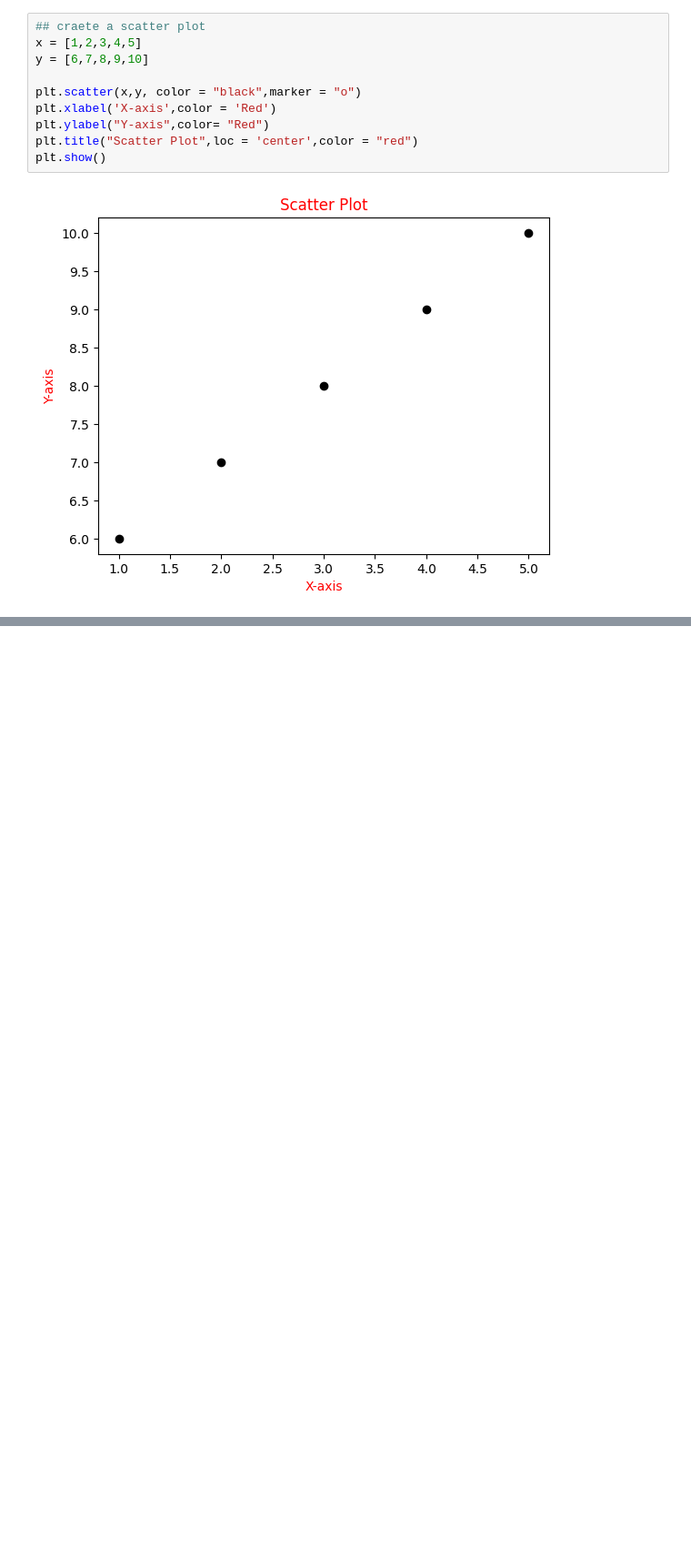
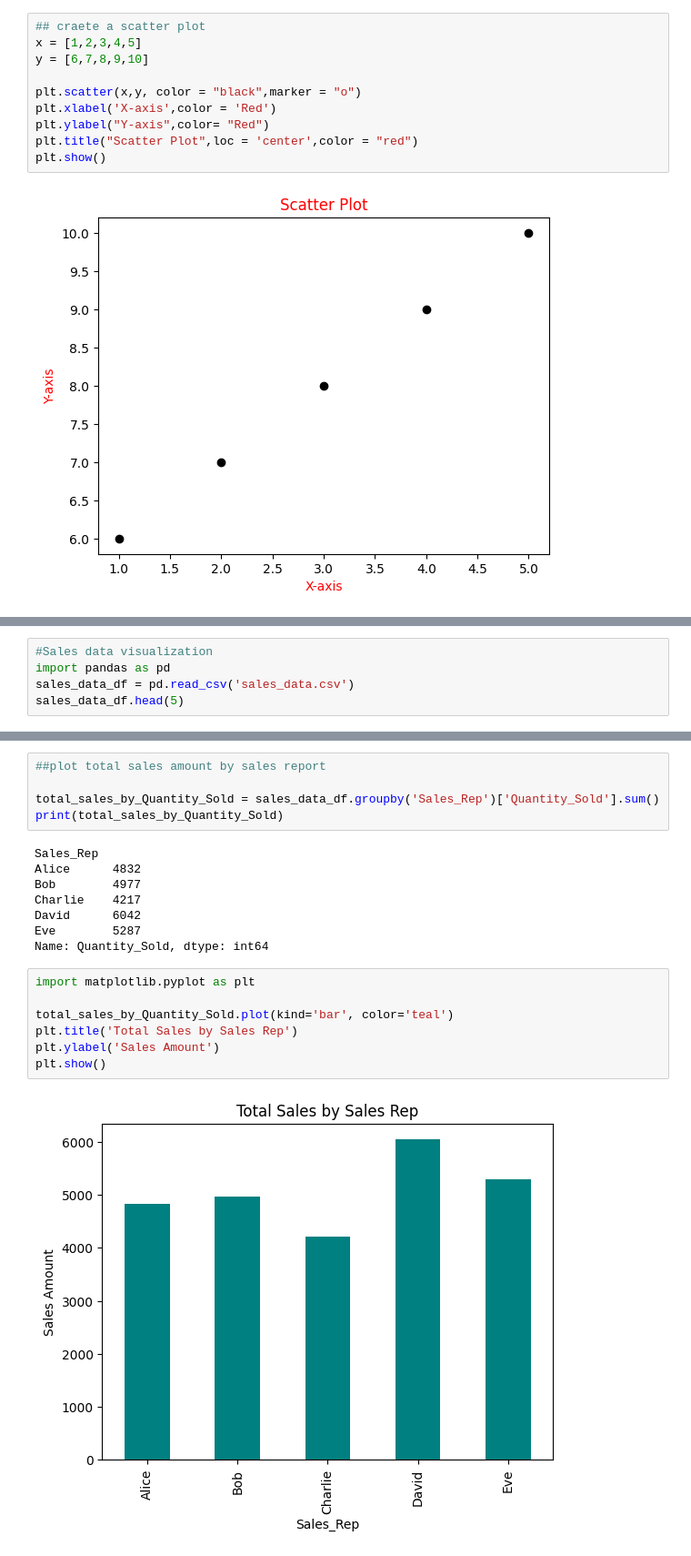
Before and after one commit to Imtiazjumman/Data_analytics, a Jupyter notebook: Matplotlib/Matplotlib.ipynb, the cells around one changed output, grey strips where cells are left out. Shown at 91% size. Drawn from its saved outputs; the diff is of its cells as text; blank space fills up the shorter version.

Commit message:
Example of different plot

```diff
--- a/Matplotlib/Matplotlib.ipynb
+++ b/Matplotlib/Matplotlib.ipynb
@@ -167,3 +167,8 @@ plt.title("My First Pie Chart")
 plt.show()
 # %% [output]
 [figure]
+# %%
+#Sales data visualization
+import pandas as pd
+sales_data_df = pd.read_csv('sales_data.csv')
+sales_data_df.head(5)
@@ -169,0 +202,22 @@ plt.show()
+# %%
+##plot total sales amount by sales report
+
+total_sales_by_Quantity_Sold = sales_data_df.groupby('Sales_Rep')['Quantity_Sold'].sum()
+print(total_sales_by_Quantity_Sold)
+# %% [output]
+Sales_Rep
+Alice      4832
+Bob        4977
+Charlie    4217
+David      6042
+Eve        5287
+Name: Quantity_Sold, dtype: int64
+# %%
+import matplotlib.pyplot as plt
+
+total_sales_by_Quantity_Sold.plot(kind='bar', color='teal')
+plt.title('Total Sales by Sales Rep')
+plt.ylabel('Sales Amount')
+plt.show()
+# %% [output]
+[figure, added]
```
Also changed, not shown: parts of 5 cells of this notebook, 1 other file.
